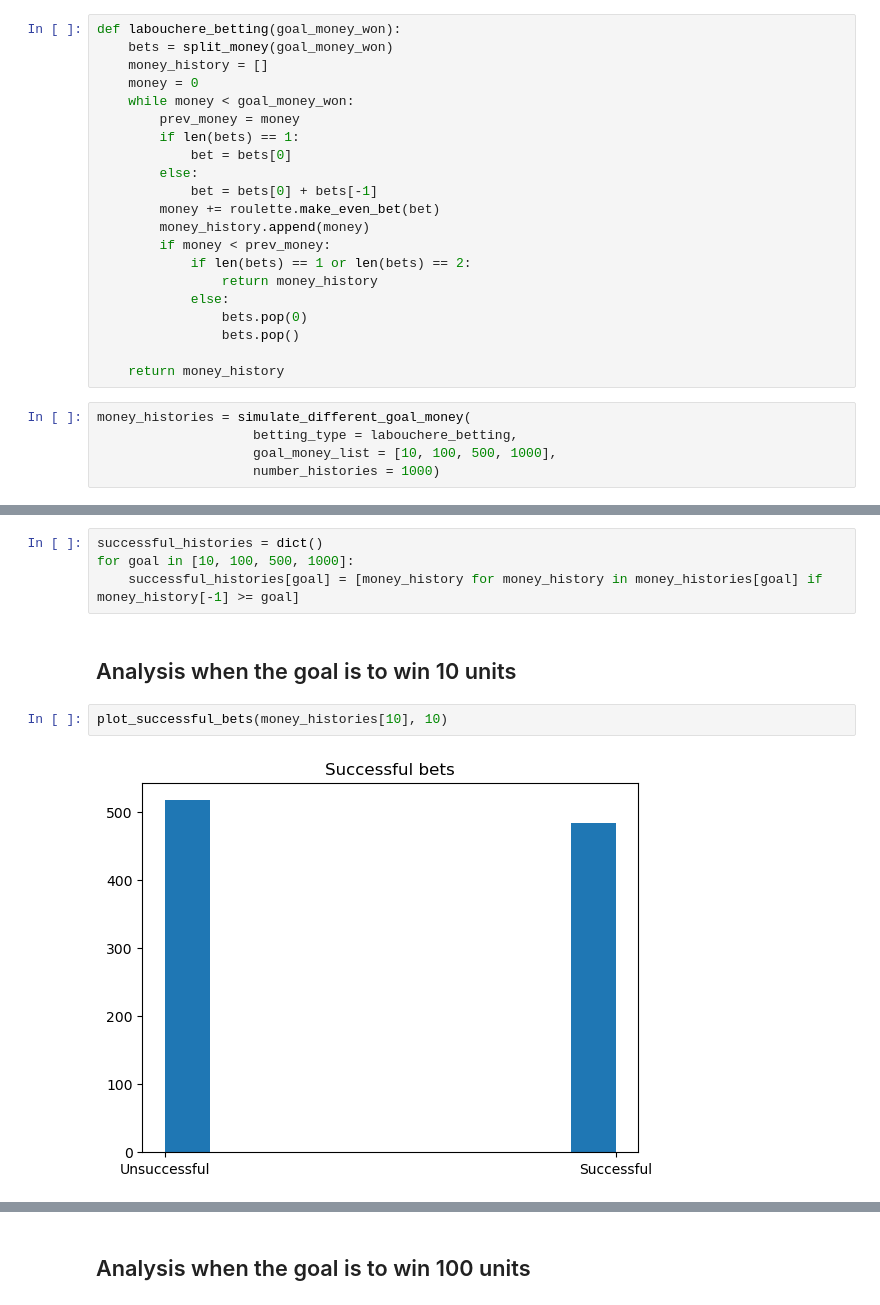
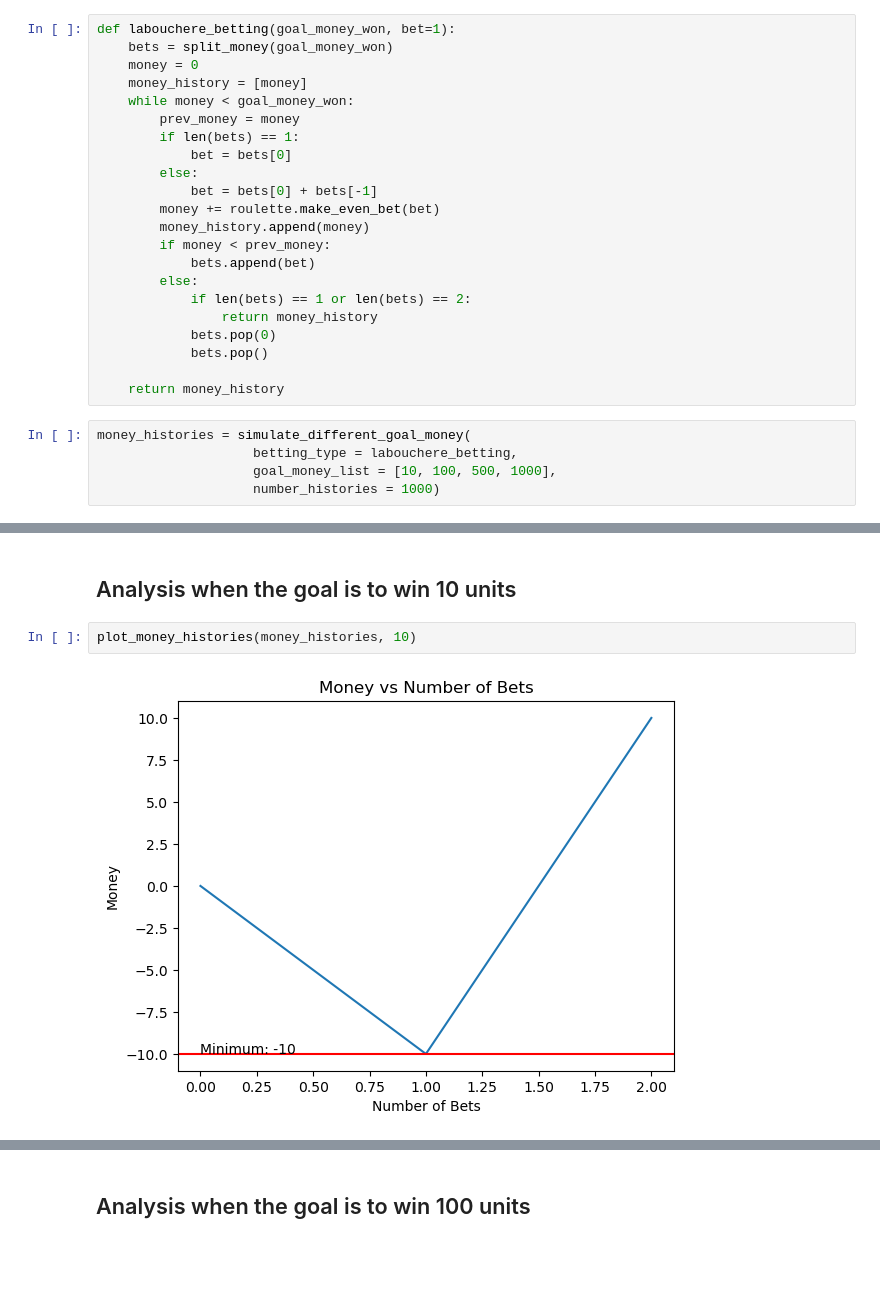
Before and after one commit to alekjarmov/roulette-simulator, a Jupyter notebook: simulator/labouchere_simulation.ipynb, the cells around one changed output, grey strips where cells are left out. Saved outputs shown, nothing was run; the diff lists cells and outputs as text; blank space fills up the shorter version.

```diff
--- a/simulator/labouchere_simulation.ipynb
+++ b/simulator/labouchere_simulation.ipynb
@@ -20,10 +20,10 @@ def split_money(money):
 
     return pieces
 # %%
-def labouchere_betting(goal_money_won):
+def labouchere_betting(goal_money_won, bet=1):
     bets = split_money(goal_money_won)
-    money_history = []
     money = 0
+    money_history = [money]
     while money < goal_money_won:
         prev_money = money
         if len(bets) == 1:
@@ -33,11 +33,12 @@ def labouchere_betting(goal_money_won):
         money += roulette.make_even_bet(bet)
         money_history.append(money)
         if money < prev_money:
+            bets.append(bet)
+        else:
             if len(bets) == 1 or len(bets) == 2:
                 return money_history
-            else:
-                bets.pop(0)
-                bets.pop()
+            bets.pop(0)
+            bets.pop()
 
     return money_history
 # %%
@@ -54,10 +49,6 @@ def plot_successful_bets(money_histories, goal, title='Successful bets'):
-# %%
-successful_histories = dict()
-for goal in [10, 100, 500, 1000]:
-    successful_histories[goal] = [money_history for money_history in money_histories[goal] if money_history[-1] >= goal]
 # %% [markdown]
 ## Analysis when the goal is to win 10 units
 # %%
-plot_successful_bets(money_histories[10], 10)
+plot_money_histories(money_histories, 10)
 # %% [output]
-[figure, old version]
+[figure, new version]
```
Also changed, not shown: parts of 9 cells of this notebook, 5 other files.
